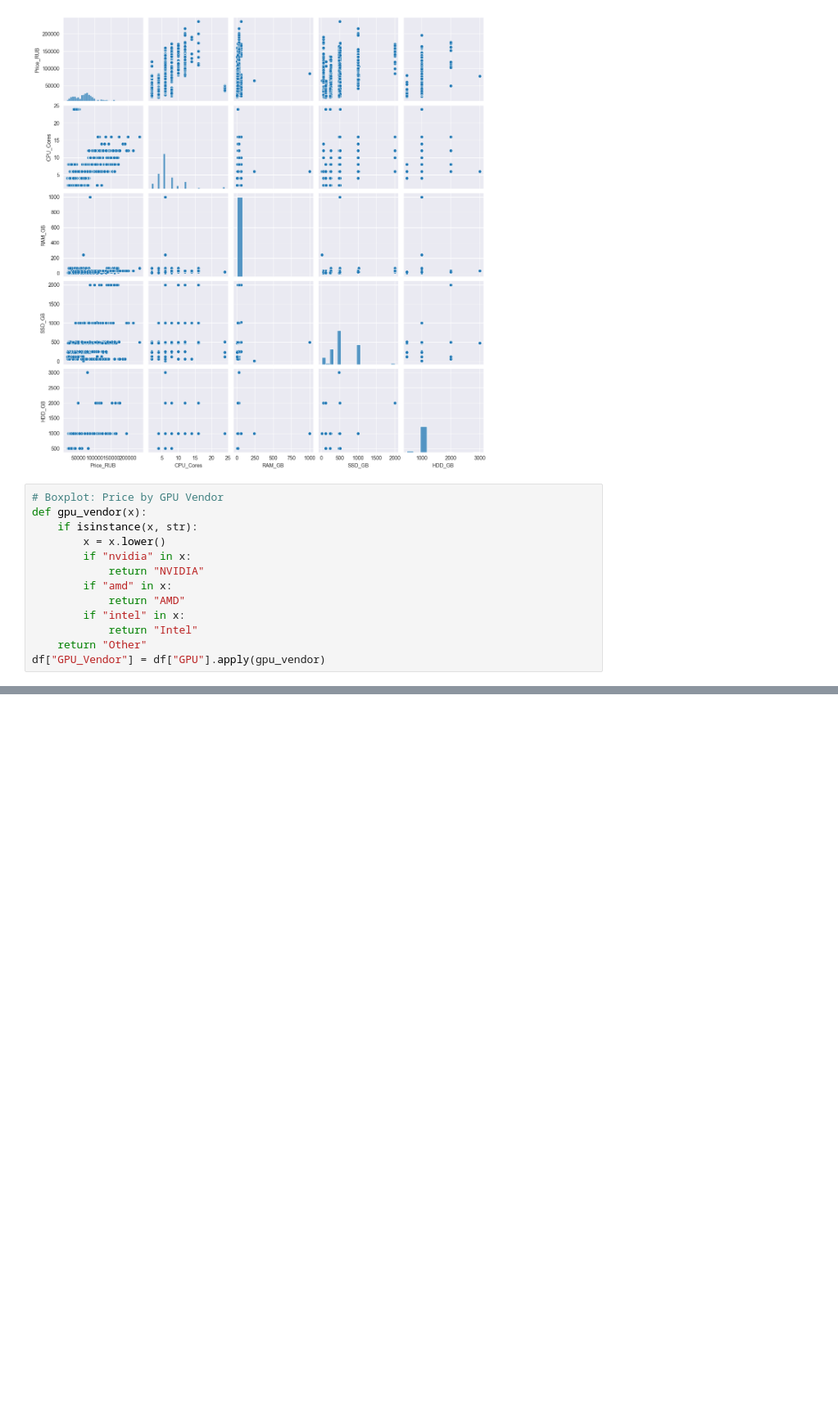
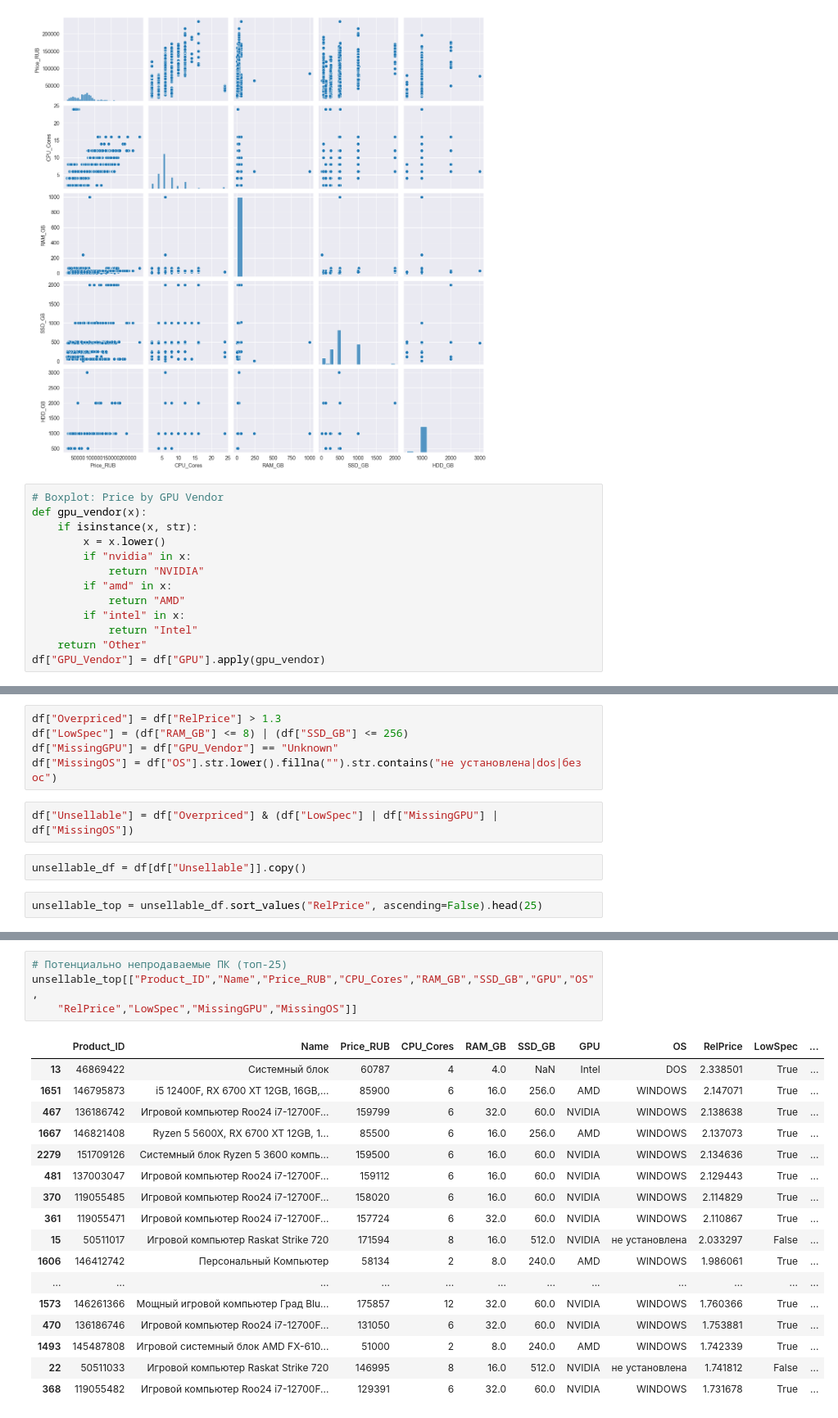
Before and after one commit to iKREISHI/TGU, a Jupyter notebook: src/final_wb_pc/wb_pc_v1.ipynb, the cells around one changed output, grey strips where cells are left out. Shown at 82% size. Saved outputs shown, nothing was run; the diff lists cells and outputs as text; blank space fills up the shorter version.

```diff
--- a/src/final_wb_pc/wb_pc_v1.ipynb
+++ b/src/final_wb_pc/wb_pc_v1.ipynb
@@ -222,0 +290,11 @@ plt.show()
+# %%
+df["Overpriced"] = df["RelPrice"] > 1.3
+df["LowSpec"] = (df["RAM_GB"] <= 8) | (df["SSD_GB"] <= 256)
+df["MissingGPU"] = df["GPU_Vendor"] == "Unknown"
+df["MissingOS"] = df["OS"].str.lower().fillna("").str.contains("не установлена|dos|без ос")
+# %%
+df["Unsellable"] = df["Overpriced"] & (df["LowSpec"] | df["MissingGPU"] | df["MissingOS"])
+# %%
+unsellable_df = df[df["Unsellable"]].copy()
+# %%
+unsellable_top = unsellable_df.sort_values("RelPrice", ascending=False).head(25)
@@ -222,0 +321,22 @@ plt.show()
+# %%
+# Потенциально непродаваемые ПК (топ-25)
+unsellable_top[["Product_ID","Name","Price_RUB","CPU_Cores","RAM_GB","SSD_GB","GPU","OS",
+    "RelPrice","LowSpec","MissingGPU","MissingOS"]]
+# %% [output]
+|  | Product_ID | Name | Price_RUB | CPU_Cores | RAM_GB | SSD_GB | GPU | OS | RelPrice | LowSpec | ... |
+| 13 | 46869422 | Системный блок | 60787 | 4 | 4.0 | NaN | Intel | DOS | 2.338501 | True | ... |
+| 1651 | 146795873 | i5 12400F, RX 6700 XT 12GB, 16GB,... | 85900 | 6 | 16.0 | 256.0 | AMD | WINDOWS | 2.147071 | True | ... |
+| 467 | 136186742 | Игровой компьютер Roo24 i7-12700F... | 159799 | 6 | 32.0 | 60.0 | NVIDIA | WINDOWS | 2.138638 | True | ... |
+| 1667 | 146821408 | Ryzen 5 5600X, RX 6700 XT 12GB, 1... | 85500 | 6 | 16.0 | 256.0 | AMD | WINDOWS | 2.137073 | True | ... |
+| 2279 | 151709126 | Системный блок Ryzen 5 3600 компь... | 159500 | 6 | 16.0 | 60.0 | NVIDIA | WINDOWS | 2.134636 | True | ... |
+| 481 | 137003047 | Игровой компьютер Roo24 i7-12700F... | 159112 | 6 | 16.0 | 60.0 | NVIDIA | WINDOWS | 2.129443 | True | ... |
+| 370 | 119055485 | Игровой компьютер Roo24 i7-12700F... | 158020 | 6 | 16.0 | 60.0 | NVIDIA | WINDOWS | 2.114829 | True | ... |
+| 361 | 119055471 | Игровой компьютер Roo24 i7-12700F... | 157724 | 6 | 32.0 | 60.0 | NVIDIA | WINDOWS | 2.110867 | True | ... |
+| 15 | 50511017 | Игровой компьютер Raskat Strike 720 | 171594 | 8 | 16.0 | 512.0 | NVIDIA | не установлена | 2.033297 | False | ... |
+| 1606 | 146412742 | Персональный Компьютер | 58134 | 2 | 8.0 | 240.0 | AMD | WINDOWS | 1.986061 | True | ... |
+| ... | ... | ... | ... | ... | ... | ... | ... | ... | ... | ... | ... |
+| 1573 | 146261366 | Мощный игровой компьютер Град Blu... | 175857 | 12 | 32.0 | 60.0 | NVIDIA | WINDOWS | 1.760366 | True | ... |
+| 470 | 136186746 | Игровой компьютер Roo24 i7-12700F... | 131050 | 6 | 32.0 | 60.0 | NVIDIA | WINDOWS | 1.753881 | True | ... |
+| 1493 | 145487808 | Игровой системный блок AMD FX-610... | 51000 | 2 | 8.0 | 240.0 | AMD | WINDOWS | 1.742339 | True | ... |
+| 22 | 50511033 | Игровой компьютер Raskat Strike 720 | 146995 | 8 | 16.0 | 512.0 | NVIDIA | не установлена | 1.741812 | False | ... |
+| 368 | 119055482 | Игровой компьютер Roo24 i7-12700F... | 129391 | 6 | 32.0 | 60.0 | NVIDIA | WINDOWS | 1.731678 | True | ... |
```
Also changed, not shown: parts of 12 cells of this notebook, 1 other file.
